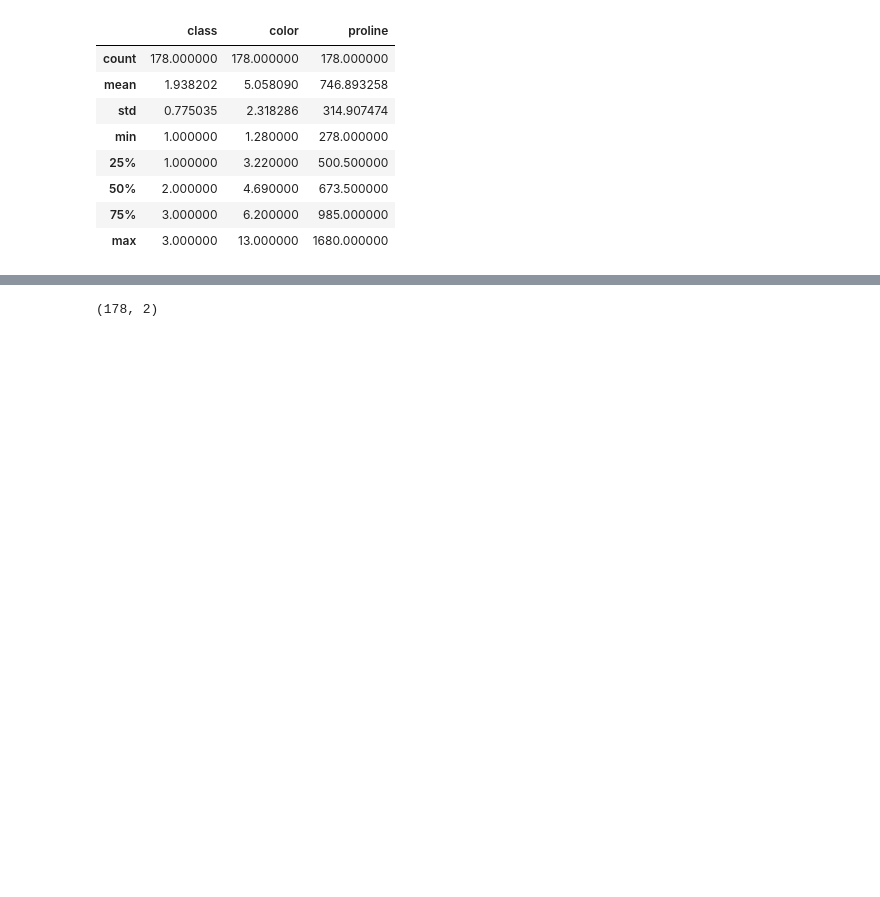
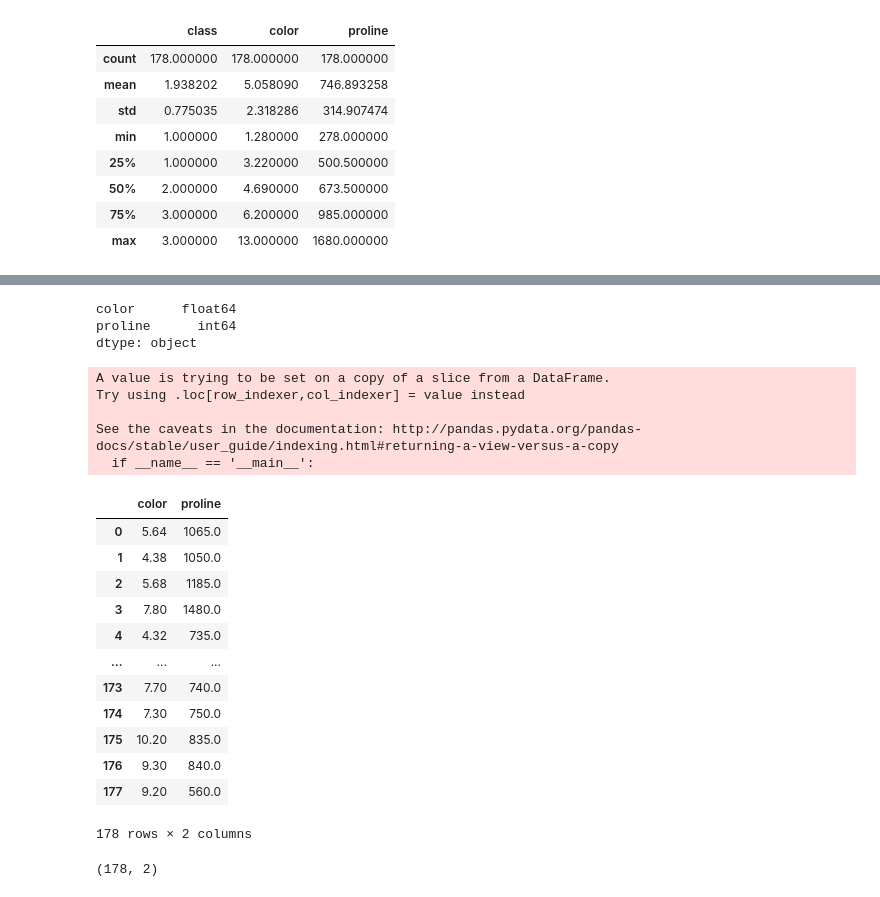
Before and after one commit to yukiohmiya/juno-site-packages, a Jupyter notebook: Introduction_to_scikit-learn/Introduction_to_SGD.ipynb, the cells around one changed output, grey strips where cells are left out. Drawn from its saved outputs; the diff is of its cells as text; code cells hidden in the pictures; blank space fills up the shorter version.

```diff
--- a/Introduction_to_scikit-learn/Introduction_to_SGD.ipynb
+++ b/Introduction_to_scikit-learn/Introduction_to_SGD.ipynb
@@ -113 +134,31 @@ plt.scatter(x, y, c=z)
+# %%
+X.dtypes
+# %% [output]
+color      float64
+proline      int64
+dtype: object
+# %%
+X['proline'] = X['proline'].astype('float64')
+# %% [output]
+A value is trying to be set on a copy of a slice from a DataFrame.
+Try using .loc[row_indexer,col_indexer] = value instead
+
+See the caveats in the documentation: http://pandas.pydata.org/pandas-docs/stable/user_guide/indexing.html#returning-a-view-versus-a-copy
+  if __name__ == '__main__':
+# %%
+X
+# %% [output]
+|  | color | proline |
+| 0 | 5.64 | 1065.0 |
+| 1 | 4.38 | 1050.0 |
+| 2 | 5.68 | 1185.0 |
+| 3 | 7.80 | 1480.0 |
+| 4 | 4.32 | 735.0 |
+| ... | ... | ... |
+| 173 | 7.70 | 740.0 |
+| 174 | 7.30 | 750.0 |
+| 175 | 10.20 | 835.0 |
+| 176 | 9.30 | 840.0 |
+| 177 | 9.20 | 560.0 |
+178 rows × 2 columns
 # %%
```
Also changed, not shown: parts of 15 cells of this notebook.
